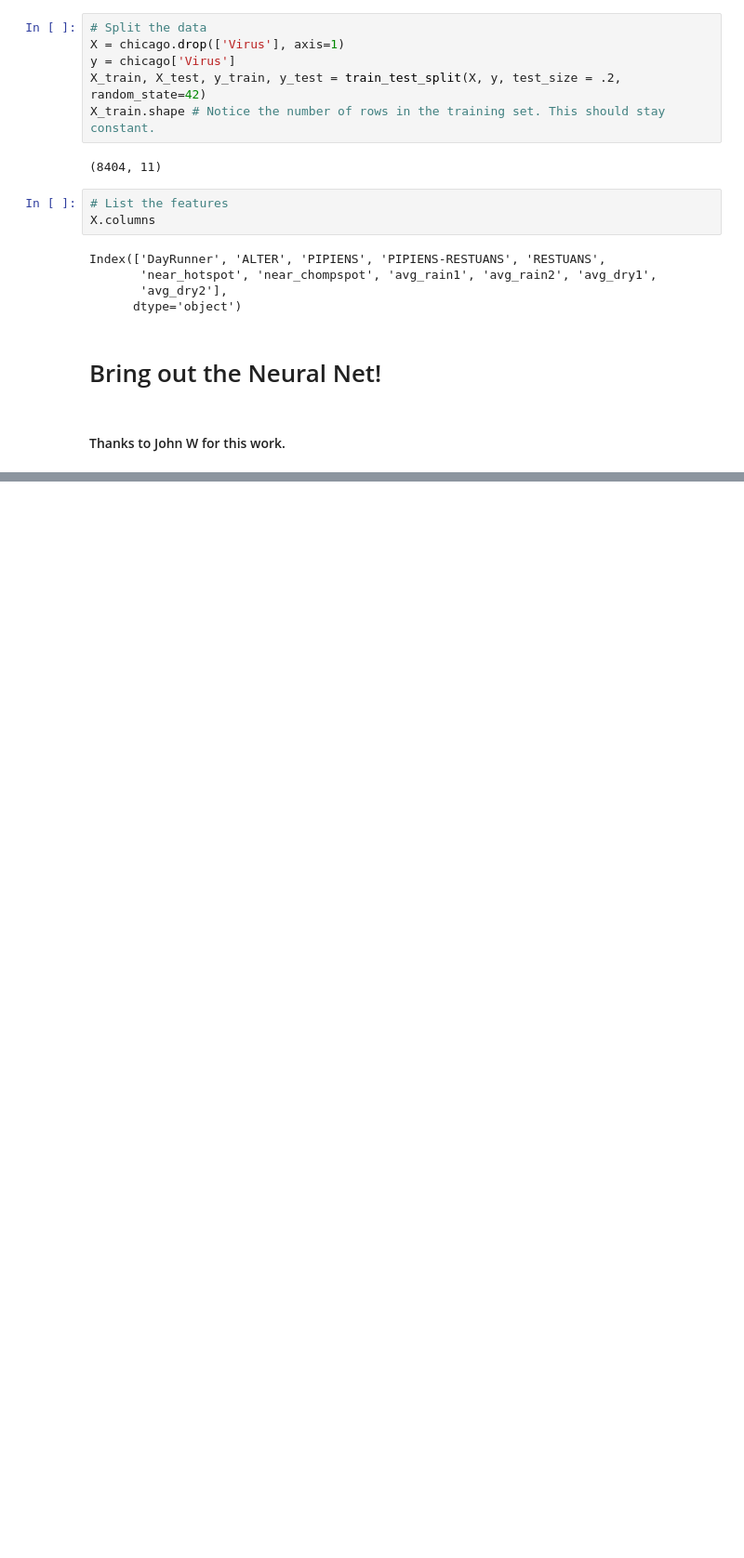
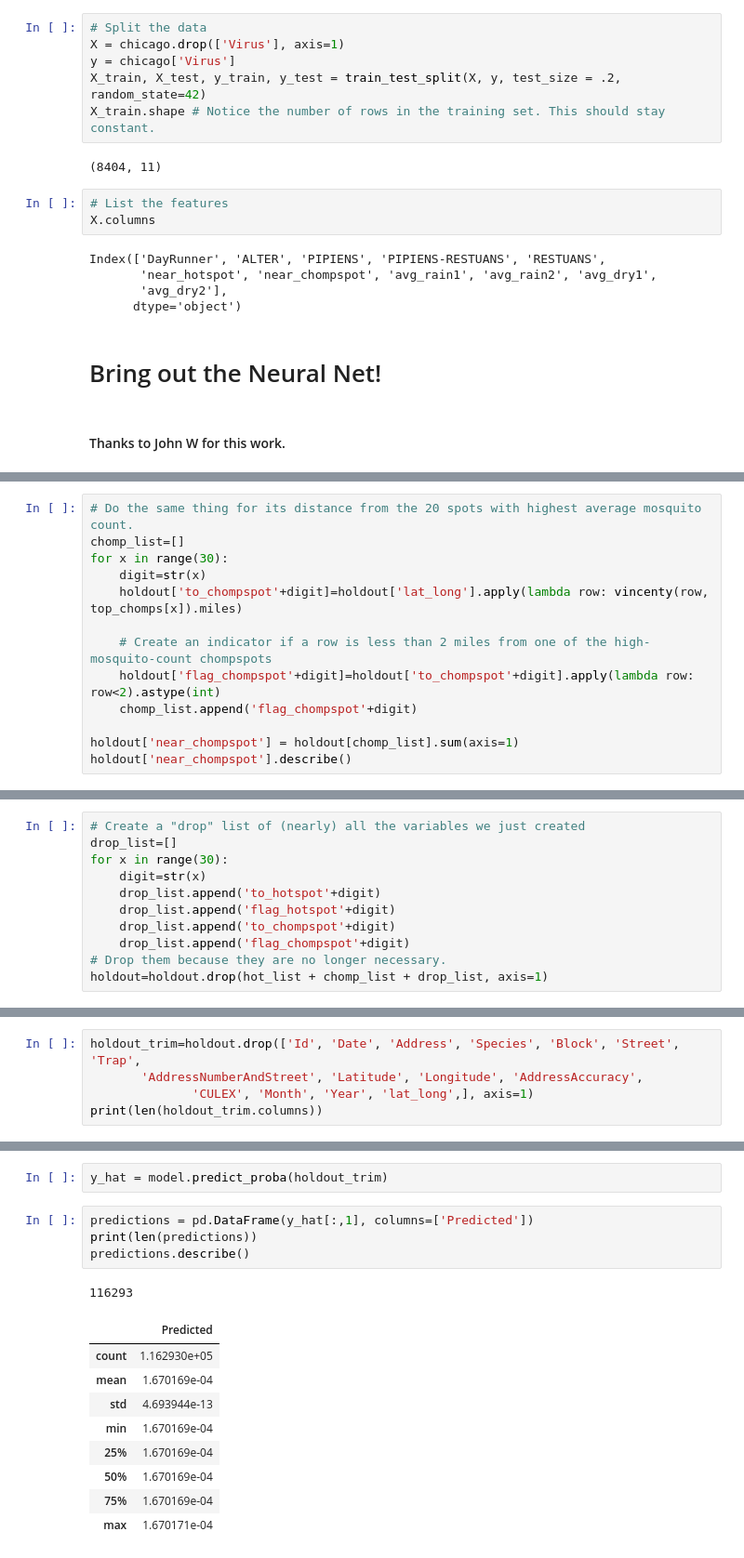
Before and after one commit to austinlasseter/West_Nile_Virus_032108, a Jupyter notebook: Austin/05 - Neural Net.ipynb, the cells around one changed output, grey strips where cells are left out. Shown at 93% size. Cells and saved outputs as stored; diff of their text form; blank space fills up the shorter version.

```diff
--- a/Austin/05 - Neural Net.ipynb
+++ b/Austin/05 - Neural Net.ipynb
@@ -120,0 +190,13 @@ results['column1'].value_counts()
+# %%
+# Do the same thing for its distance from the 20 spots with highest average mosquito count.
+chomp_list=[]
+for x in range(30):
+    digit=str(x)
+    holdout['to_chompspot'+digit]=holdout['lat_long'].apply(lambda row: vincenty(row, top_chomps[x]).miles)
+
+    # Create an indicator if a row is less than 2 miles from one of the high-mosquito-count chompspots
+    holdout['flag_chompspot'+digit]=holdout['to_chompspot'+digit].apply(lambda row: row<2).astype(int)
+    chomp_list.append('flag_chompspot'+digit)
+
+holdout['near_chompspot'] = holdout[chomp_list].sum(axis=1)
+holdout['near_chompspot'].describe()
@@ -120,0 +213,11 @@ results['column1'].value_counts()
+# %%
+# Create a "drop" list of (nearly) all the variables we just created
+drop_list=[]
+for x in range(30):
+    digit=str(x)
+    drop_list.append('to_hotspot'+digit)
+    drop_list.append('flag_hotspot'+digit)
+    drop_list.append('to_chompspot'+digit)
+    drop_list.append('flag_chompspot'+digit)
+# Drop them because they are no longer necessary.
+holdout=holdout.drop(hot_list + chomp_list + drop_list, axis=1)
@@ -120,0 +244,5 @@ results['column1'].value_counts()
+# %%
+holdout_trim=holdout.drop(['Id', 'Date', 'Address', 'Species', 'Block', 'Street', 'Trap',
+       'AddressNumberAndStreet', 'Latitude', 'Longitude', 'AddressAccuracy',
+              'CULEX', 'Month', 'Year', 'lat_long',], axis=1)
+print(len(holdout_trim.columns))
@@ -120,0 +258,17 @@ results['column1'].value_counts()
+# %%
+y_hat = model.predict_proba(holdout_trim)
+# %%
+predictions = pd.DataFrame(y_hat[:,1], columns=['Predicted'])
+print(len(predictions))
+predictions.describe()
+# %% [output]
+116293
+|  | Predicted |
+| count | 1.162930e+05 |
+| mean | 1.670169e-04 |
+| std | 4.693944e-13 |
+| min | 1.670169e-04 |
+| 25% | 1.670169e-04 |
+| 50% | 1.670169e-04 |
+| 75% | 1.670169e-04 |
+| max | 1.670171e-04 |
```
Also changed, not shown: parts of 38 cells of this notebook, 5 other files.
